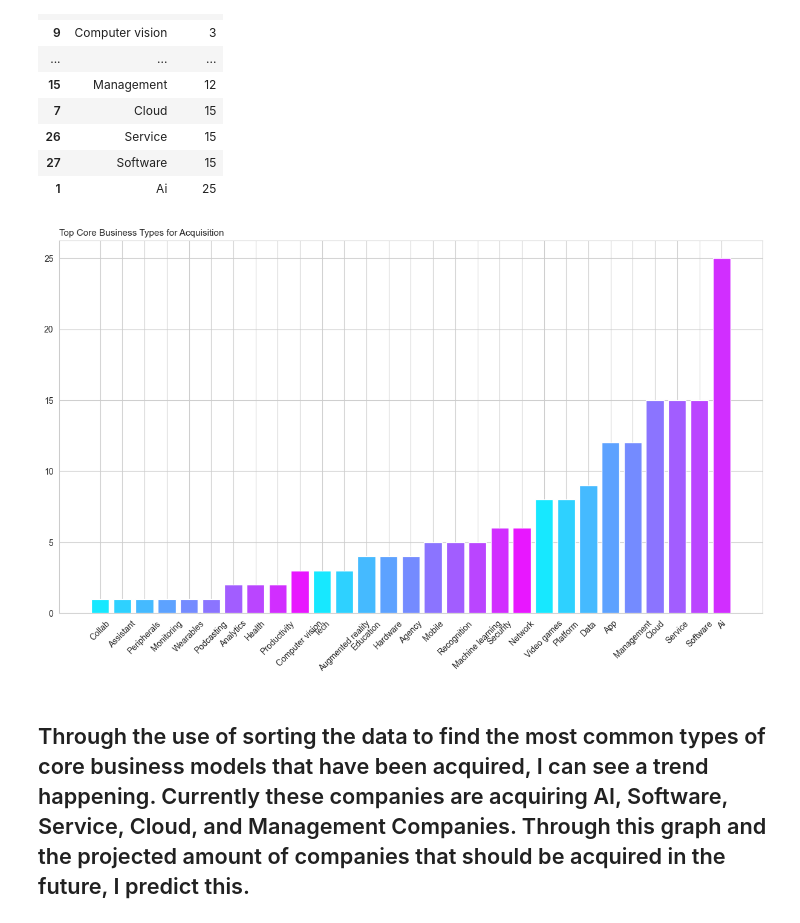
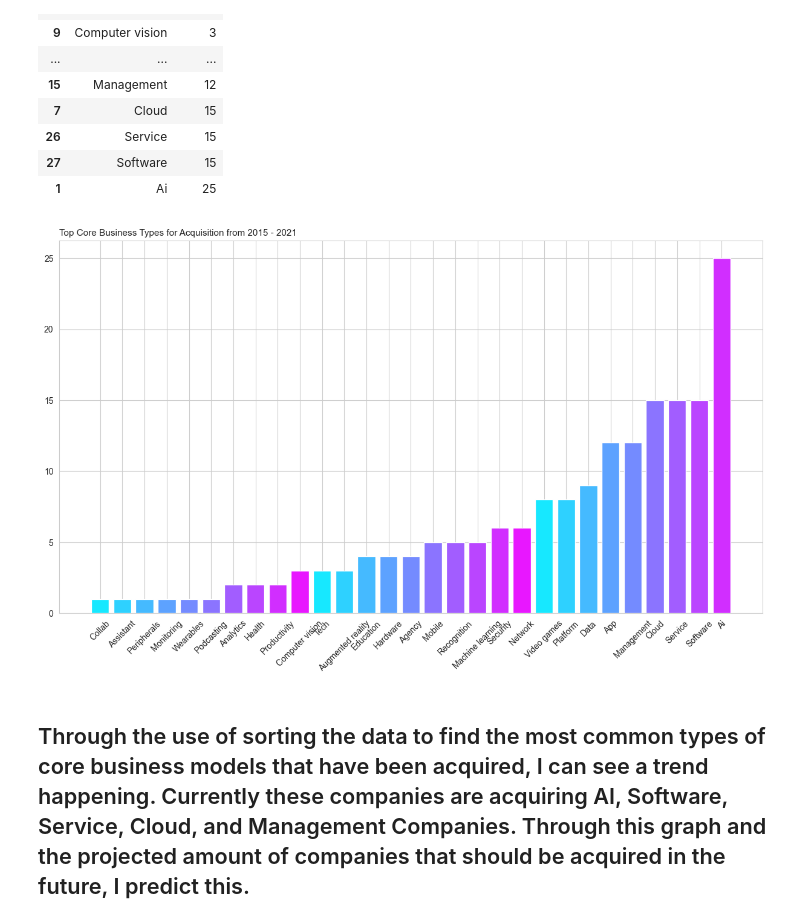
Before and after one commit to build-summer-2024/async-orange-Roberto_Echeverria-final-project, a Jupyter notebook: Data_Exploration.ipynb, the cells around one changed output. Cells and saved outputs as stored; diff of their text form; code cells hidden in the pictures.

```diff
--- a/Data_Exploration.ipynb
+++ b/Data_Exploration.ipynb
@@ -630,23 +630,23 @@ See the caveats in the documentation: https://pandas.pydata.org/pandas-docs/stab
 # %%
 core = grouped_businesses['Core Business']
 core_count = grouped_businesses['Count']
 
 # Figure Size
 fig = plt.figure(figsize =(15, 8))
 
 # Use seaborn color palette
 colors = sns.color_palette('cool', len(company_name))
 
 # Horizontal Bar Plot
 bars = plt.bar(core, core_count, color=colors)
 
 # Add Title
-plt.title('Top Core Business Types for Acquisition', loc='left', fontsize=11)
+plt.title('Top Core Business Types for Acquisition from 2015 - 2021', loc='left', fontsize=11)
 plt.xticks(rotation=45)
 # Show Plot
 plt.show()
 # %% [output]
-[figure, old version]
+[figure, new version]
 # %% [markdown]
 ## Through the use of sorting the data to find the most common types of core business models that have been acquired, I can see a trend happening. Currently these companies are acquiring AI, Software, Service, Cloud, and Management Companies. Through this graph and the projected amount of companies that should be acquired in the future, I predict this.
 # %% [markdown]
```
Also changed, not shown: parts of 6 cells of this notebook, 4 other files.
